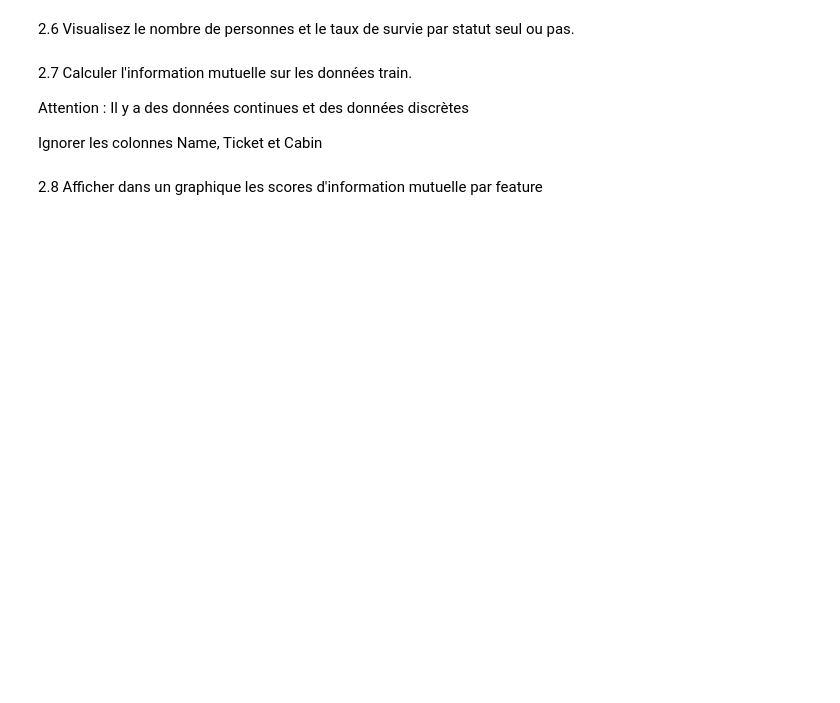
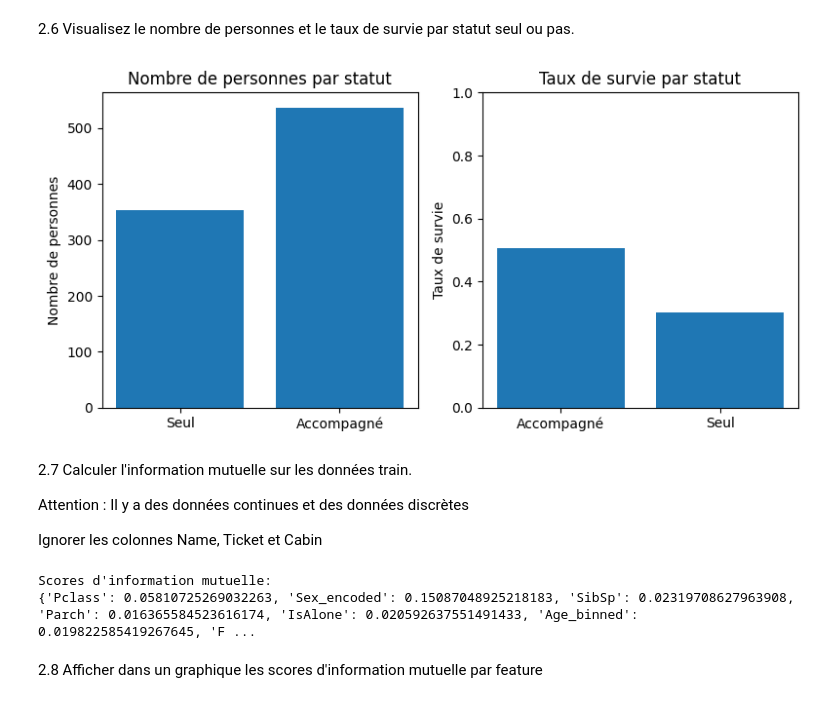
Before and after one commit to jeanlamarre16/datascience, a Jupyter notebook: TP2_prepa_feature.ipynb, the cells around one changed output. Drawn from its saved outputs; the diff is of its cells as text; code cells hidden in the pictures; blank space fills up the shorter version.

```diff
--- a/TP2_prepa_feature.ipynb
+++ b/TP2_prepa_feature.ipynb
@@ -139,2 +214,14 @@ Name: Survived, dtype: float64
 # %% [markdown]
 2.5 Calculer une nouvelle colonne IsAlone indiquant si le passager est seul ou pas, pour les DataFrame train et Test. Afficher pour 10 exemples l'Id du passager, le nom, l'age, le sexe et le status IsAlone.
+# %%
+# Fonction de calcul de la nouvelle colonne "isAlone"
+def create_family_status(df):
+    df['IsAlone'] = (df['SibSp'] + df['Parch'] == 0).astype(int)
+    return df
+# Ajout de la nouvelle nouvelle colonne isAlone au dataframe df_test et df_train
+df_train = create_family_status(df_train)
+df_test = create_family_status(df_test)
+#Affichage 10 exemples pour le dataframe df_train
+print("Exemples avec IsAlone:")
+for index, row in df_train.head(10).iterrows():
+    print(f"ID: {row['PassengerId']} | NOM: {row['Name']} | AGE: {row['Age']} | SEXE: {row['Sex']} | ISALONE: {row['IsAlone']}")
@@ -141,10 +240,60 @@ Name: Survived, dtype: float64
 # %% [markdown]
 2.6 Visualisez le nombre de personnes et le taux de survie par statut seul ou pas.
+# %%
+def visualize_survival_by_status(df):
+    is_alone_counts = df['IsAlone'].value_counts()
+    taux_survie = df.groupby('IsAlone')['Survived'].mean()
+
+    fig, axes = plt.subplots(1, 2, figsize=(8, 4))
+
+    # Nombre de personnes
+    axes[0].bar(is_alone_counts.index, is_alone_counts.values, tick_label=['Accompagné', 'Seul'])
+    axes[0].set_title('Nombre de personnes par statut')
+    axes[0].set_ylabel('Nombre de personnes')
+
+    # Taux de survie
+    axes[1].bar(taux_survie.index, taux_survie.values, tick_label=['Accompagné', 'Seul'])
+    axes[1].set_title('Taux de survie par statut')
+    axes[1].set_ylabel('Taux de survie')
+    axes[1].set_ylim(0, 1)
+
+    plt.tight_layout()
+    plt.show()
+
+visualize_survival_by_status(df_train)
+# %% [output]
+[figure, added]
 # %% [markdown]
 2.7 Calculer l'information mutuelle sur les données train.
 
 Attention : Il y a des données continues et des données discrètes
 
 Ignorer les colonnes Name, Ticket et Cabin
+# %%
+def calculate_mutual_information(df):
+    # Discrétiser les variables continues
+    df['Age_binned'] = pd.cut(df['Age'], bins=10, labels=False, include_lowest=True)
+    df['Fare_binned'] = pd.cut(df['Fare'], bins=10, labels=False, include_lowest=True)
+
+    # Encodage des variables catégorielles
+    label_encoder = LabelEncoder()
+    df['Sex_encoded'] = label_encoder.fit_transform(df['Sex'])
+    df['Embarked_encoded'] = label_encoder.fit_transform(df['Embarked'].astype(str))
+
+    features = ['Pclass', 'Sex_encoded', 'SibSp', 'Parch', 'IsAlone', 'Age_binned', 'Fare_binned', 'Embarked_encoded']
+    mi_scores = {}
+    for feature in features:
+        if df[feature].isnull().any():
+            df[feature] = df[feature].fillna(df[feature].mode()[0])  # Remplir les NaN par la valeur la plus fréquente
+        mi = mutual_info_score(df[feature], df['Survived'])
+        mi_scores[feature] = mi
+    return mi_scores
+
+mi_scores = calculate_mutual_information(df_train)
+print("\nScores d'information mutuelle:")
+print(mi_scores)
+# %% [output]
+Scores d'information mutuelle:
+{'Pclass': 0.05810725269032263, 'Sex_encoded': 0.15087048925218183, 'SibSp': 0.02319708627963908, 'Parch': 0.016365584523616174, 'IsAlone': 0.020592637551491433, 'Age_binned': 0.019822585419267645, 'F ...
 # %% [markdown]
 2.8 Afficher dans un graphique les scores d'information mutuelle par feature
```
Also changed, not shown: parts of 26 cells of this notebook.
